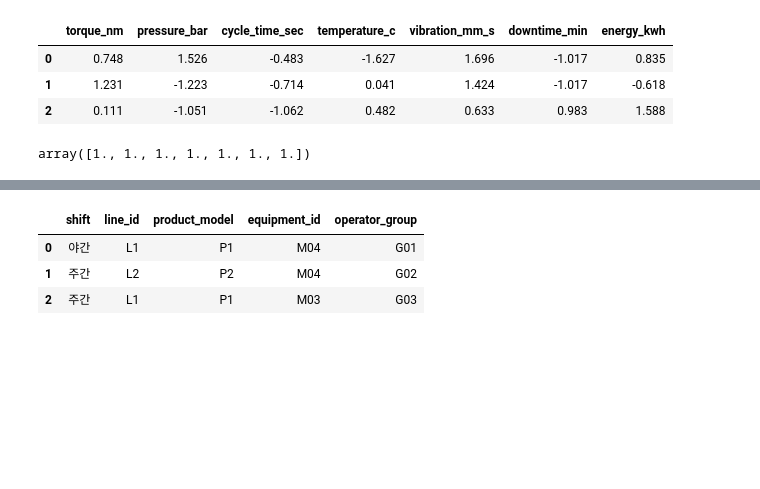
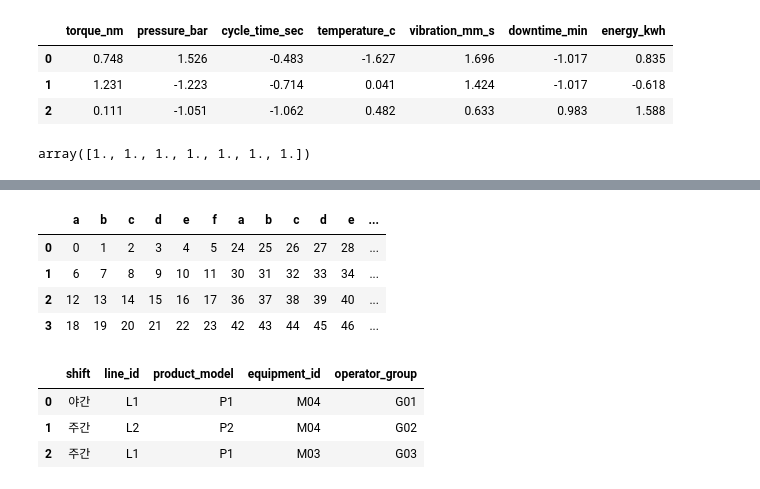
Before and after one commit to jwon03649/jwon, a Jupyter notebook: N01-2_전처리_머신러닝_성능평가.ipynb, the cells around one changed output, grey strips where cells are left out. Drawn from its saved outputs; the diff is of its cells as text; code cells hidden in the pictures; blank space fills up the shorter version.

```diff
--- a/N01-2_전처리_머신러닝_성능평가.ipynb
+++ b/N01-2_전처리_머신러닝_성능평가.ipynb
@@ -320,0 +341,3 @@ array([1., 1., 1., 1., 1., 1., 1.])
+# %%
+x1 = np.arange(24).reshape(4,6)
+x1
@@ -320,0 +349,3 @@ array([1., 1., 1., 1., 1., 1., 1.])
+# %%
+x2 = np.arange(24,48).reshape(4,6)
+x2
@@ -320,0 +393,4 @@ array([1., 1., 1., 1., 1., 1., 1.])
+# %%
+df1 = pd.DataFrame(x1, columns=['a', 'b', 'c', 'd', 'e', 'f'])
+df2 = pd.DataFrame(x2, columns=['a', 'b', 'c', 'd', 'e', 'f'])
+df1
@@ -321,3 +403,11 @@ array([1., 1., 1., 1., 1., 1., 1.])
+# %%
+pd.concat([df1, df2], axis=1)
+# %% [output]
+|  | a | b | c | d | e | f | a | b | c | d | e | ... |
+| 0 | 0 | 1 | 2 | 3 | 4 | 5 | 24 | 25 | 26 | 27 | 28 | ... |
+| 1 | 6 | 7 | 8 | 9 | 10 | 11 | 30 | 31 | 32 | 33 | 34 | ... |
+| 2 | 12 | 13 | 14 | 15 | 16 | 17 | 36 | 37 | 38 | 39 | 40 | ... |
+| 3 | 18 | 19 | 20 | 21 | 22 | 23 | 42 | 43 | 44 | 45 | 46 | ... |
 # %%
 X[categorical_features][:3]
 # %% [output]
```
Also changed, not shown: parts of 12 cells of this notebook.
